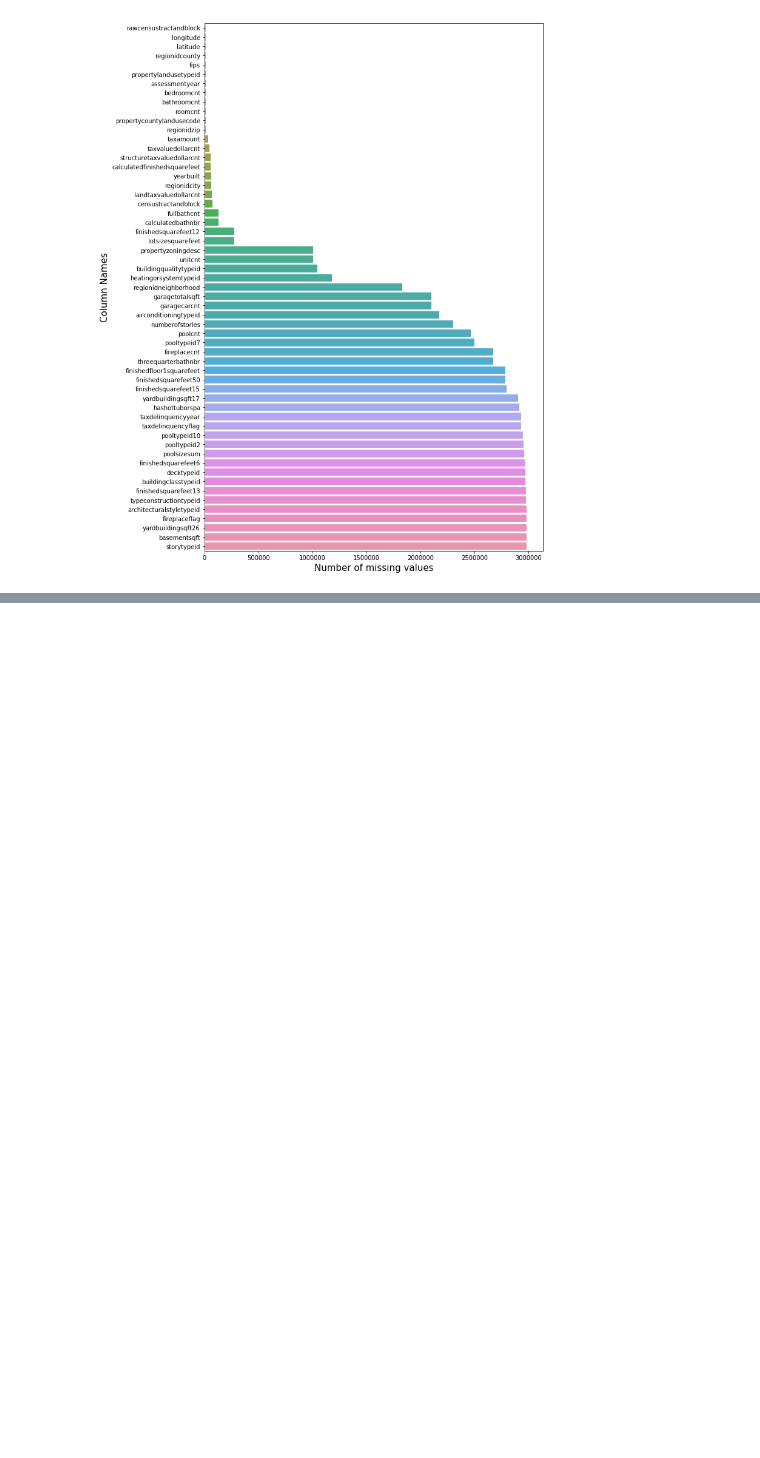
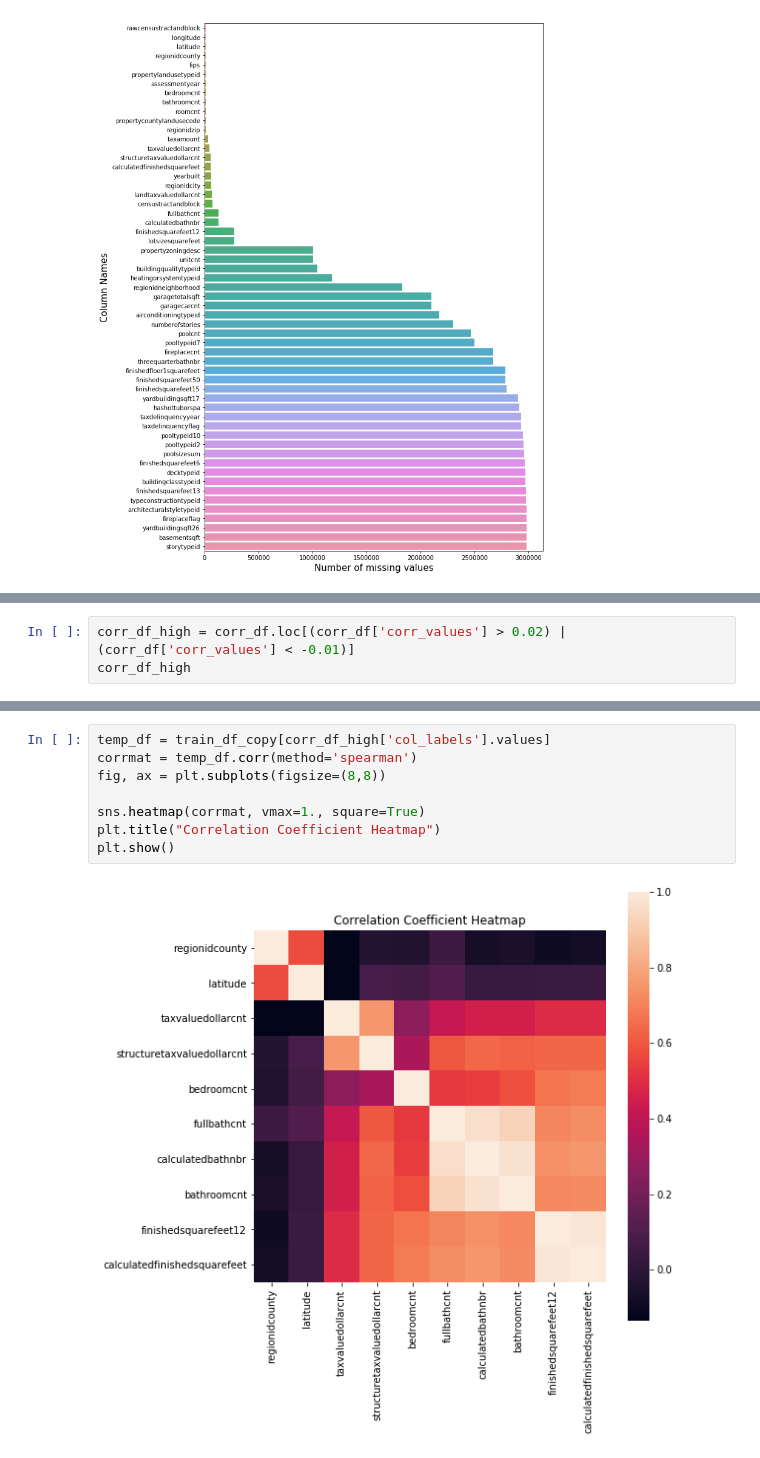
Before and after one commit to gavin-wustl/zestimate_home_value_prediction, a Jupyter notebook: home_value_prediction.ipynb, the cells around one changed output, grey strips where cells are left out. Drawn from its saved outputs; the diff is of its cells as text; blank space fills up the shorter version.

```diff
--- a/home_value_prediction.ipynb
+++ b/home_value_prediction.ipynb
@@ -154,0 +267,3 @@ plt.show()
+# %%
+corr_df_high = corr_df.loc[(corr_df['corr_values'] > 0.02) | (corr_df['corr_values'] < -0.01)]
+corr_df_high
@@ -154,0 +282,10 @@ plt.show()
+# %%
+temp_df = train_df_copy[corr_df_high['col_labels'].values]
+corrmat = temp_df.corr(method='spearman')
+fig, ax = plt.subplots(figsize=(8,8))
+
+sns.heatmap(corrmat, vmax=1., square=True)
+plt.title("Correlation Coefficient Heatmap")
+plt.show()
+# %% [output]
+[figure, added]
```
Also changed, not shown: parts of 11 cells of this notebook.
